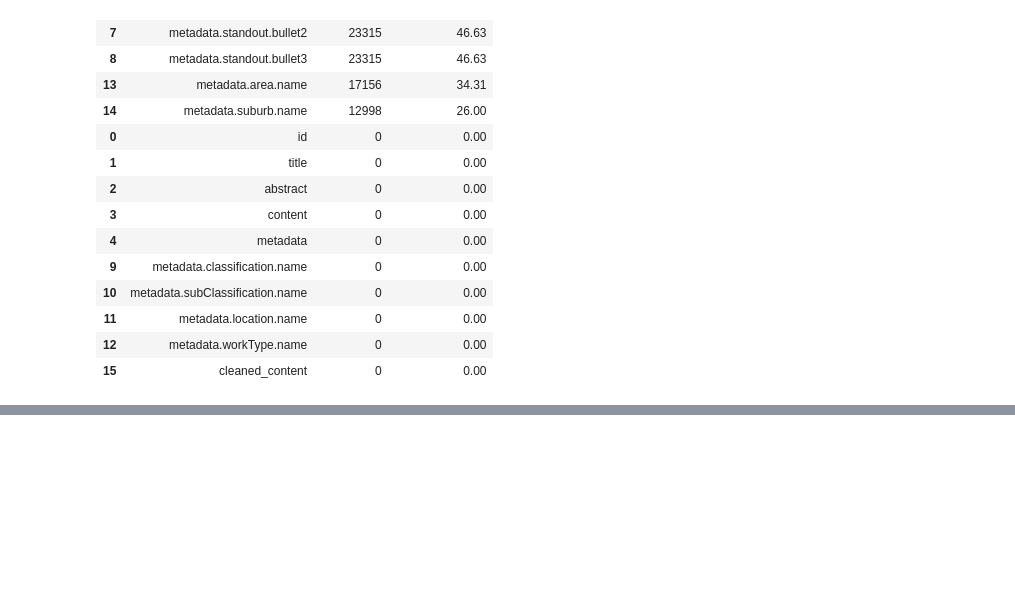
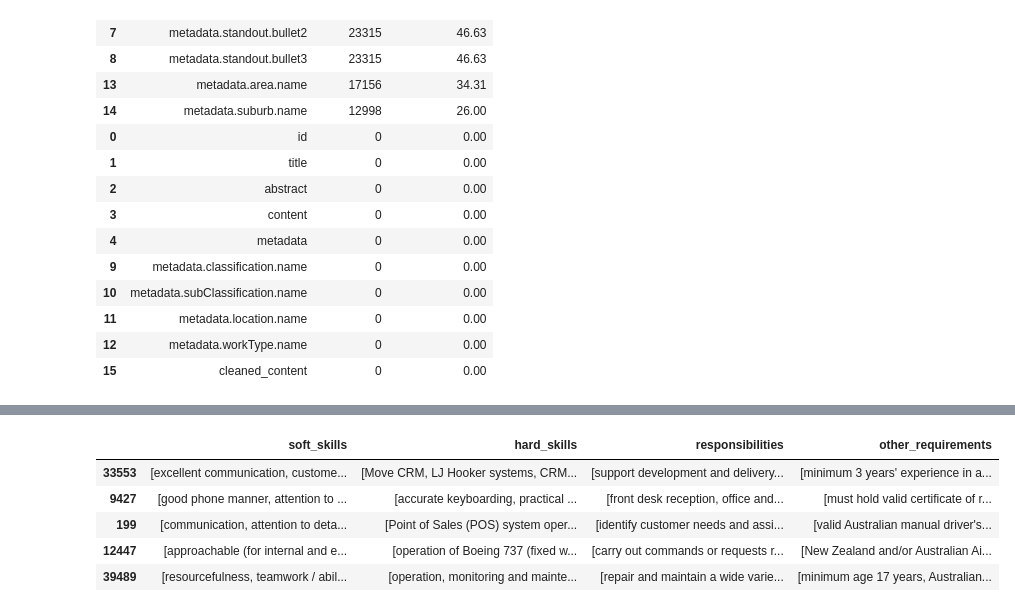
Before and after one commit to psunthorn13/seek-case-study, a Jupyter notebook: seek-case-study.ipynb, the cells around one changed output, grey strips where cells are left out. Cells and saved outputs as stored; diff of their text form; code cells hidden in the pictures; blank space fills up the shorter version.

```diff
--- a/seek-case-study.ipynb
+++ b/seek-case-study.ipynb
@@ -177,0 +299,40 @@ for col in columns_to_plot_word_count:
+# %%
+SYSTEM_PROMPT = """
+You are an expert job advertisement analyser. Your task is to read the provided job ad text and extract key information into a structured JSON format.
+
+Follow these instructions carefully:
+
+1. Be precise and concise — extract only what is explicitly or implicitly mentioned in the ad.
+2. Organise the extracted information into the following categories:
+   - soft_skills: Interpersonal, communication, teamwork, leadership, problem-solving, and other non-technical skills.
+   - hard_skills: Technical skills, tools, programming languages, certifications, domain knowledge, etc.
+   - responsibilities: Core tasks and duties the candidate will be expected to perform.
+   - other_requirements: Qualifications, education, years of experience, work eligibility, language requirements, etc.
+3. If a category is not mentioned, return it as an empty array [].
+4. Always return valid JSON in this format:
+
+{
+  "soft_skills": [],
+  "hard_skills": [],
+  "responsibilities": [],
+  "other_requirements": []
+}
+
+Example:
+
+Input job ad:
+"We’re seeking a Senior Data Analyst who excels in communication and stakeholder management. You’ll design dashboards, write complex SQL queries, and present insights to leadership. Must have 5+ years of experience in data analytics and a bachelor’s degree in statistics or related field."
+
+Output:
+{
+  "soft_skills": ["communication", "stakeholder management", "presentation skills"],
+  "hard_skills": ["dashboard design", "SQL", "data analytics"],
+  "responsibilities": ["design dashboards", "write SQL queries", "present insights to leadership"],
+  "other_requirements": ["5+ years experience", "bachelor’s degree in statistics or related field"]
+}
+
+"""
+# %%
+# Sample 50 job ads for evaluation
+sample_job_df = job_df.sample(n=50, random_state=42, replace=False)
+sample_job_df= sample_job_df[['id','title','cleaned_content']]
@@ -177,0 +390,10 @@ for col in columns_to_plot_word_count:
+# %%
+# Display the extracted information for the first few job ads
+sample_job_df[['soft_skills','hard_skills','responsibilities','other_requirements']].head()
+# %% [output]
+|  | soft_skills | hard_skills | responsibilities | other_requirements |
+| 33553 | [excellent communication, custome... | [Move CRM, LJ Hooker systems, CRM... | [support development and delivery... | [minimum 3 years' experience in a... |
+| 9427 | [good phone manner, attention to ... | [accurate keyboarding, practical ... | [front desk reception, office and... | [must hold valid certificate of r... |
+| 199 | [communication, attention to deta... | [Point of Sales (POS) system oper... | [identify customer needs and assi... | [valid Australian manual driver's... |
+| 12447 | [approachable (for internal and e... | [operation of Boeing 737 (fixed w... | [carry out commands or requests r... | [New Zealand and/or Australian Ai... |
+| 39489 | [resourcefulness, teamwork / abil... | [operation, monitoring and mainte... | [repair and maintain a wide varie... | [minimum age 17 years, Australian... |
```
Also changed, not shown: parts of 23 cells of this notebook.
